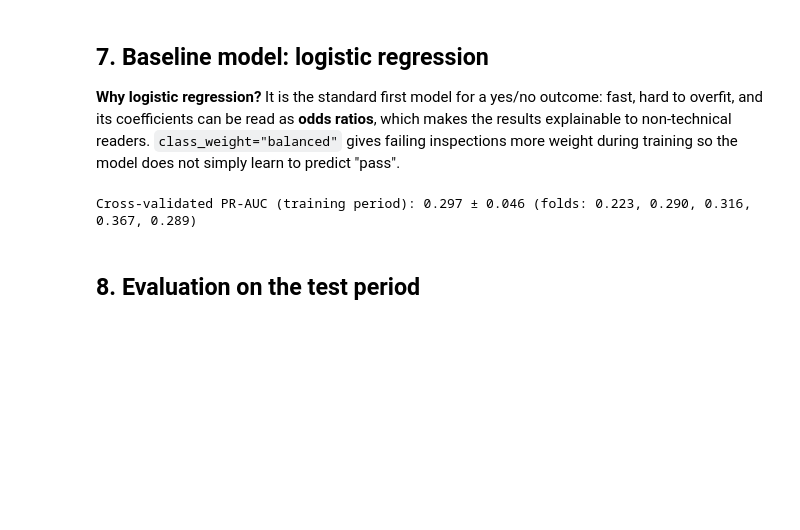
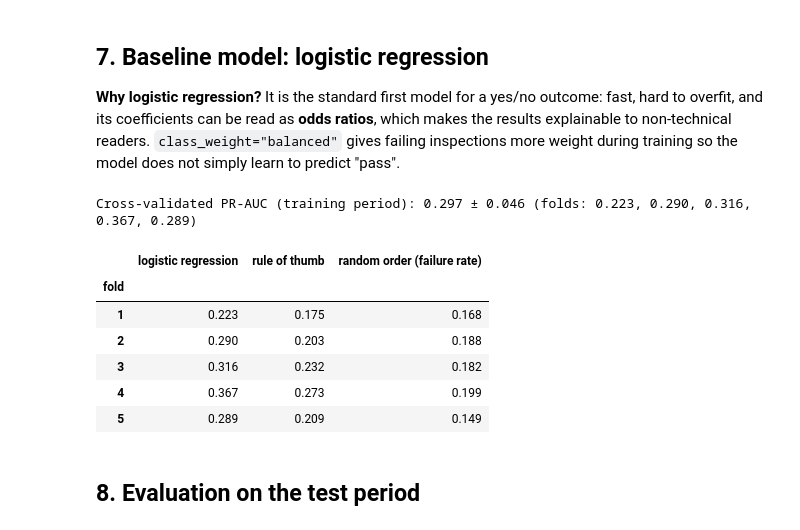
Before and after one commit to VyomR/nyc-food-safety-inspection-part-2, a Jupyter notebook: notebooks/02_baseline_model.ipynb, the cells around one changed output. Cells and saved outputs as stored; diff of their text form; code cells hidden in the pictures; blank space fills up the shorter version.

```diff
--- a/notebooks/02_baseline_model.ipynb
+++ b/notebooks/02_baseline_model.ipynb
@@ -148,17 +163,32 @@ In the test period the do-nothing model is about **79% accurate while catching n
 # %%
 baseline = Pipeline([
     ("prep", preprocessor),
     ("model", LogisticRegression(class_weight="balanced", max_iter=2000, random_state=RANDOM_STATE)),
 ])
 
 # Time-ordered 5-fold cross-validation on the training period: each fold trains on earlier data, validates on later data
 cv = TimeSeriesSplit(n_splits=5)
 cv_pr_auc = cross_val_score(baseline, X_train, y_train, cv=cv, scoring="average_precision")
 print(f"Cross-validated PR-AUC (training period): {cv_pr_auc.mean():.3f} ± {cv_pr_auc.std():.3f} "
       f"(folds: {', '.join(f'{v:.3f}' for v in cv_pr_auc)})")
 
-baseline.fit(X_train, y_train)
-baseline_scores = baseline.predict_proba(X_test)[:, 1]
-baseline_pred = baseline.predict(X_test)
+# Compare against the two references within each fold, to check the advantage holds over time
+fold_rows = []
+for fold, (fit_idx, val_idx) in enumerate(cv.split(X_train), start=1):
+    baseline.fit(X_train.iloc[fit_idx], y_train.iloc[fit_idx])
+    y_val = y_train.iloc[val_idx]
+    fold_rows.append({"fold": fold,
+                      "logistic regression": average_precision_score(y_val, baseline.predict_proba(X_train.iloc[val_idx])[:, 1]),
+                      "rule of thumb": average_precision_score(y_val, X_train.iloc[val_idx]["prev_cycle_score"].fillna(-1)),
+                      "random order (failure rate)": y_val.mean()})
+fold_comparison = pd.DataFrame(fold_rows).set_index("fold")
+fold_comparison
 # %% [output]
 Cross-validated PR-AUC (training period): 0.297 ± 0.046 (folds: 0.223, 0.290, 0.316, 0.367, 0.289)
+|  | logistic regression | rule of thumb | random order (failure rate) |
+| fold |  |  |  |
+| 1 | 0.223 | 0.175 | 0.168 |
+| 2 | 0.290 | 0.203 | 0.188 |
+| 3 | 0.316 | 0.232 | 0.182 |
+| 4 | 0.367 | 0.273 | 0.199 |
+| 5 | 0.289 | 0.209 | 0.149 |
```
Also changed, not shown: parts of 4 cells of this notebook, 5 other files.
